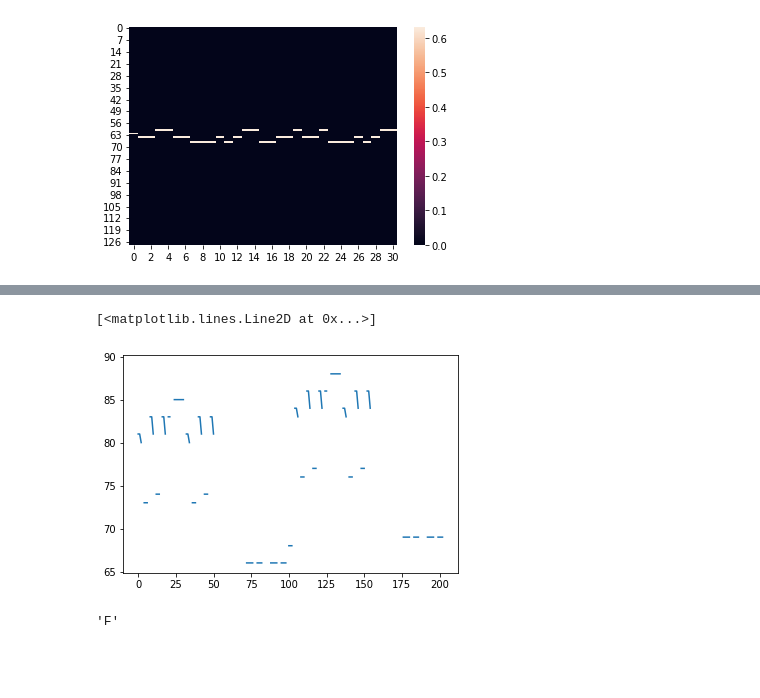
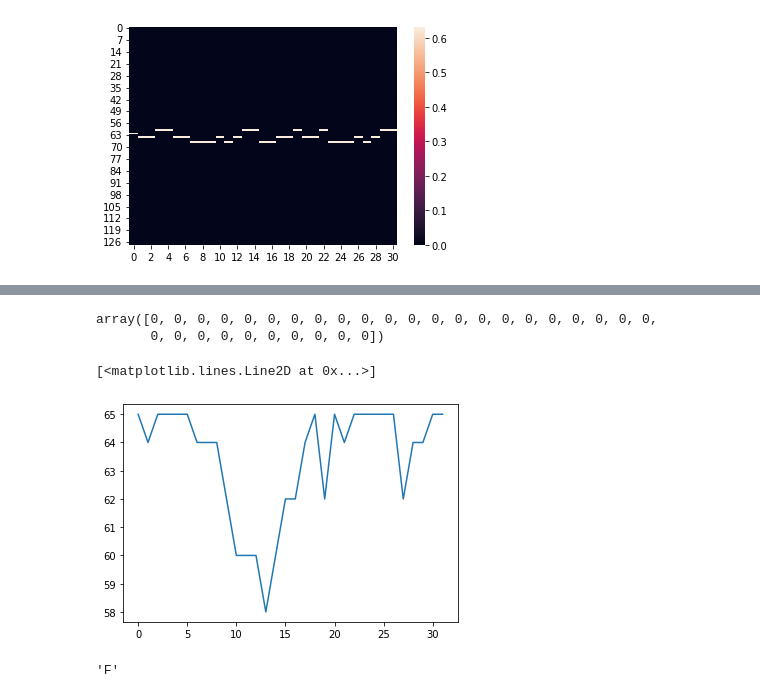
Before and after one commit to marianocabezas/brainharmonic, a Jupyter notebook: monophonic.ipynb, the cells around one changed output, grey strips where cells are left out. Cells and saved outputs as stored; diff of their text form; code cells hidden in the pictures; blank space fills up the shorter version.

```diff
--- a/monophonic.ipynb
+++ b/monophonic.ipynb
@@ -36,5 +38,5 @@ paths = [
     # 'samples/music/mfiles/',
     # 'samples/music/midiworld/',
 ]
-dataset = MotifDataset(paths, motif_size=motif_size, bits=bits, notespbeat=20, multitokens=False)
+dataset = MotifDataset(paths, motif_size=motif_size, bits=bits, notespbeat=20, monophonic=True)
 # %% [output]
@@ -57,13 +43,18 @@ MetaMessage('key_signature', key='F', time=0)
 452 piano rolls loaded with [00, 01] - 0.973 ± 0.161 maximum consecutive notes
+# %%
+dataset[1][0]
+# %% [output]
+array([0, 0, 0, 0, 0, 0, 0, 0, 0, 0, 0, 0, 0, 0, 0, 0, 0, 0, 0, 0, 0, 0,
+       0, 0, 0, 0, 0, 0, 0, 0, 0, 0])
 # %%
-r = dataset.rolls[88]
+r = dataset[20][0]
 # sn.heatmap(r)
-r = roll_to_monoroll(r)
+# r = roll_to_monoroll(r)
 r = [x if x > 0 else np.nan for x in r]
 plt.plot(range(len(r)), r)
 # %% [output]
 [<matplotlib.lines.Line2D at 0x...>]
-[figure, old version]
+[figure, new version]
 # %%
 r = dataset.rolls[88]
 r.shape
```
Also changed, not shown: parts of 11 cells of this notebook, 5 other files.
